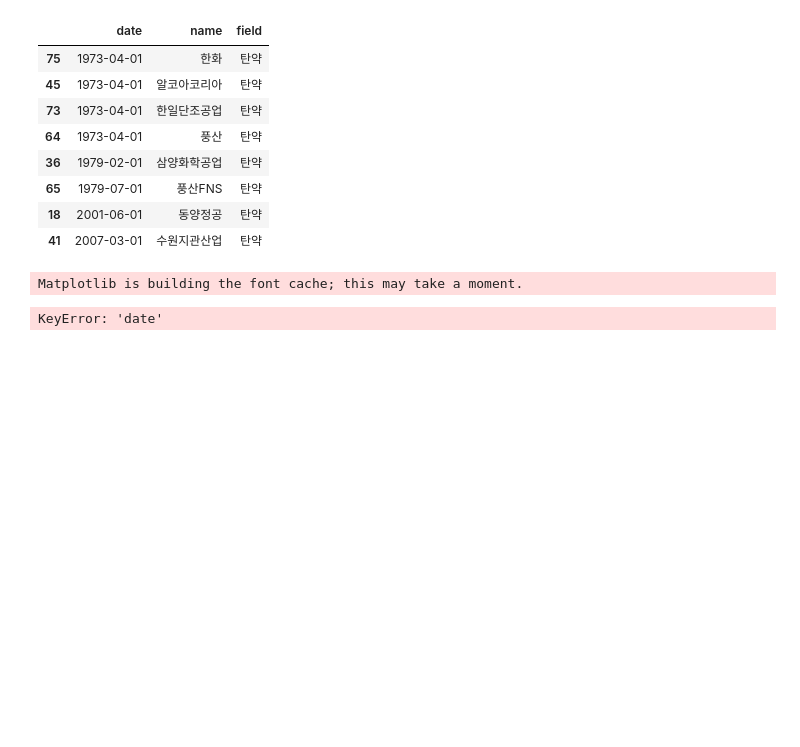
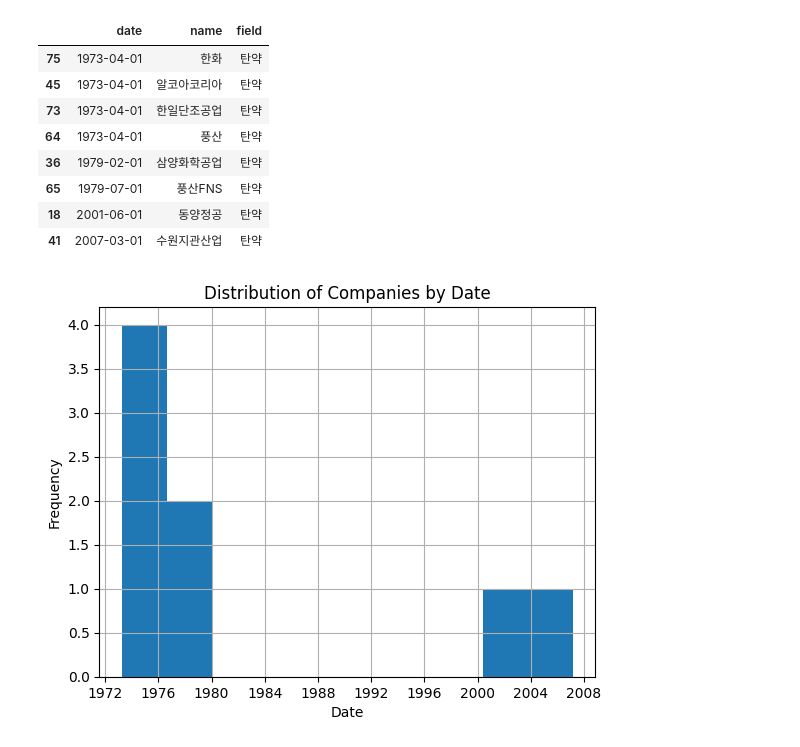
Before and after one commit to vivianpark8/pandas, a Jupyter notebook: 02_file_load_save.ipynb, the cells around one changed output. Saved outputs shown, nothing was run; the diff lists cells and outputs as text; code cells hidden in the pictures; blank space fills up the shorter version.

```diff
--- a/02_file_load_save.ipynb
+++ b/02_file_load_save.ipynb
@@ -274,11 +274,10 @@ new2
 # %%
 import matplotlib.pyplot as plt
 
-df['date'].hist()
+new2['date'].hist()
 plt.title('Distribution of Companies by Date')
 plt.xlabel('Date')
 plt.ylabel('Frequency')
 plt.show()
 # %% [output]
-Matplotlib is building the font cache; this may take a moment.
-KeyError: 'date'
+[figure, added]
```
Also changed, not shown: parts of 1 cell of this notebook, 8 other files.
